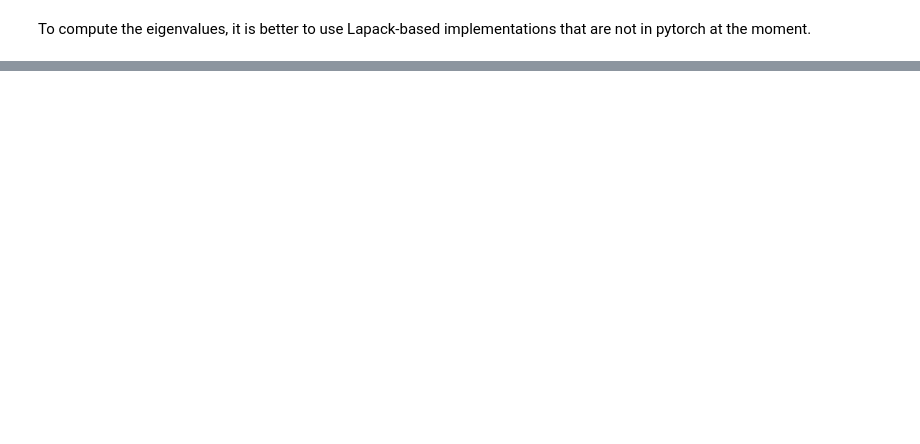
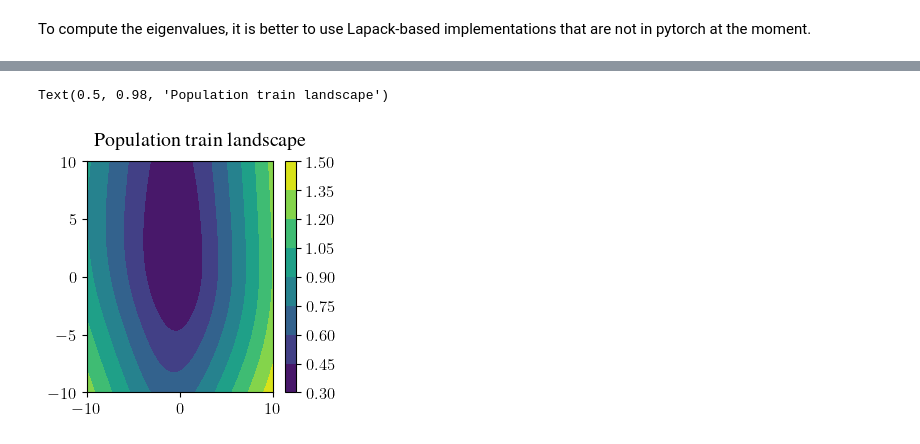
Before and after one commit to VivienCabannes/memory-theory, a Jupyter notebook: scratchpad.ipynb, the cells around one changed output, grey strips where cells are left out. Drawn from its saved outputs; the diff is of its cells as text; code cells hidden in the pictures; blank space fills up the shorter version.

```diff
--- a/scratchpad.ipynb
+++ b/scratchpad.ipynb
@@ -433,0 +422,37 @@ axes[2].plot(th.arange(nb_epoch), test_loss)
+# %%
+d = 2
+n = 5
+alpha = 0
+
+all_x = th.arange(n)
+proba = (all_x + 1.) ** (-alpha)
+proba[n//2:] = .1
+proba /= proba.sum()
+
+all_y = f(all_x, 0)
+
+E = get_embeddings(all_x.max() + 1, d, norm=False)
+U = get_embeddings(all_y.max() + 1, d, norm=True)
+# %%
+xlim = 10
+num = 50
+X, Y = np.meshgrid(np.linspace(-xlim, xlim, num=num), np.linspace(-xlim, xlim, num=num))
+
+Ws = np.zeros((num * num, d, d))
+Ws[:, 0, 0] = X.flatten()
+Ws[:, 1, 1] = Y.flatten()
+Ws = th.tensor(Ws, dtype=th.float32)
+
+score = E @ (Ws @ U.T)
+# %%
+log_likelihood = F.log_softmax(score, dim=2)
+log_likelihood = log_likelihood[:, th.arange(n), all_y]
+train_loss = (log_likelihood * (-proba)).mean(dim=1)
+Z = train_loss.numpy()
+fig, ax = plt.subplots(figsize=(3, 3))
+c = ax.contourf(X, Y, Z.reshape(num, num))
+fig.colorbar(c)
+fig.suptitle('Population train landscape')
+# %% [output]
+Text(0.5, 0.98, 'Population train landscape')
+[figure, added]
```
Also changed, not shown: parts of 13 cells of this notebook, 2 other files.
